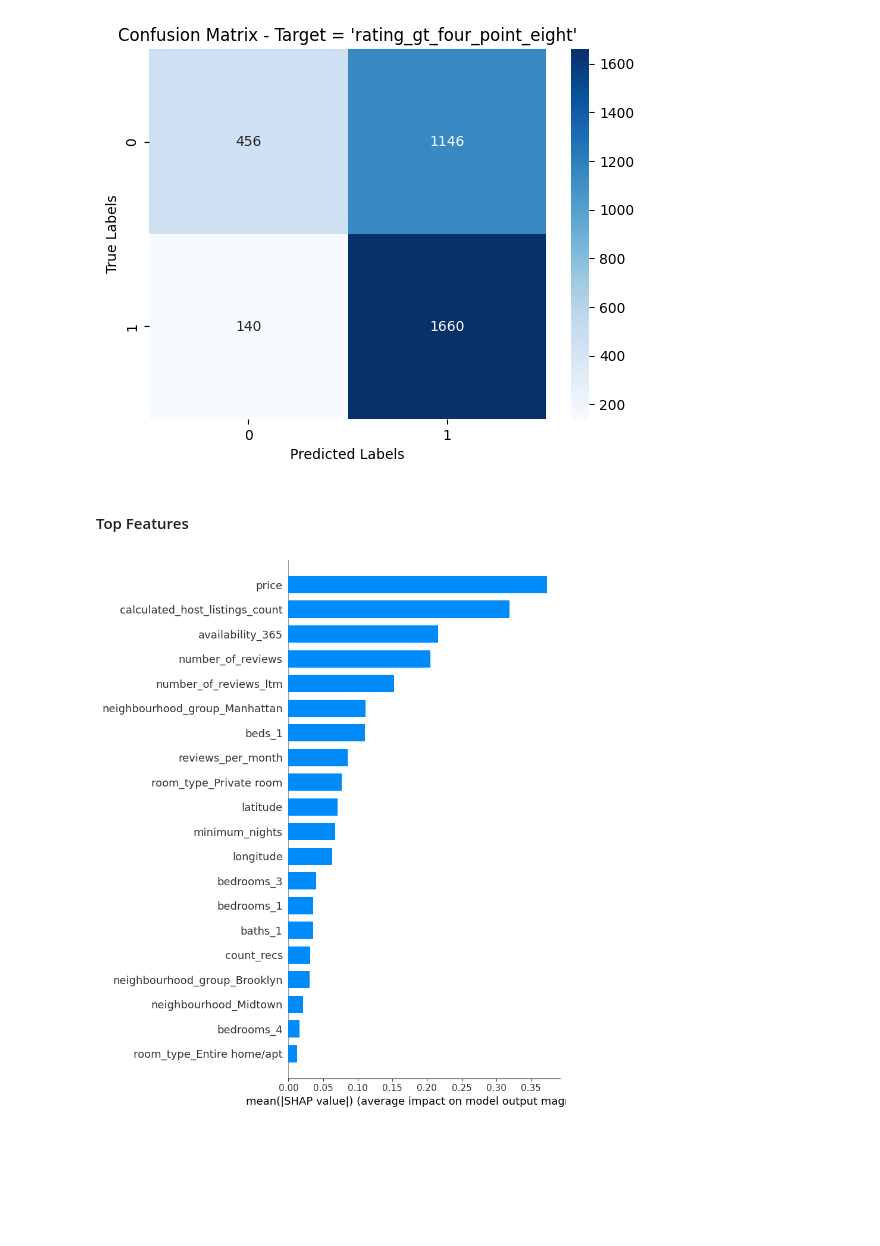
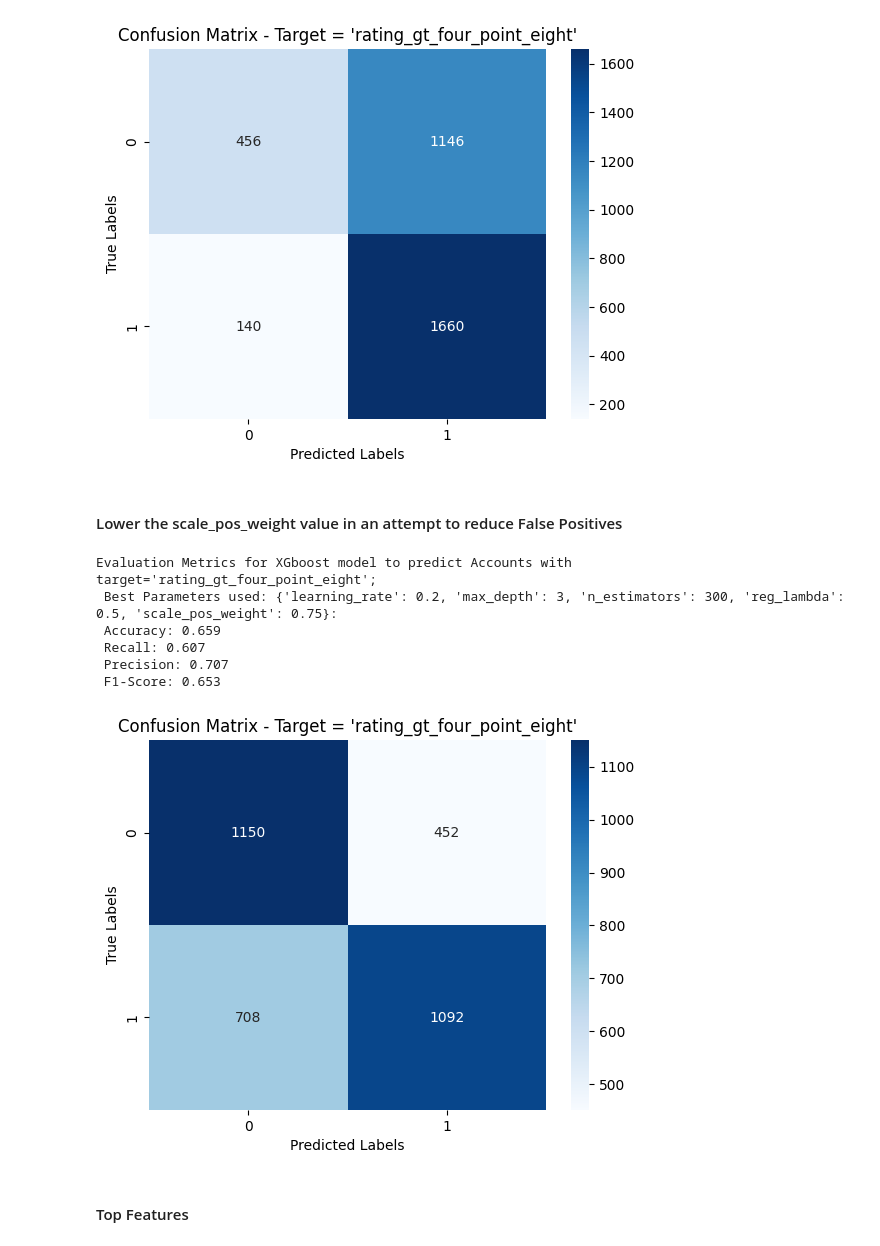
Before and after one commit to mwheeler235/ny-airbnb-2024, a Jupyter notebook: xgb.ipynb, the cells around one changed output. Saved outputs shown, nothing was run; the diff lists cells and outputs as text; code cells hidden in the pictures; blank space fills up the shorter version.

```diff
--- a/xgb.ipynb
+++ b/xgb.ipynb
@@ -255,11 +257,27 @@ Evaluation Metrics for XGboost model to predict Accounts with target='rating_gt_
  Precision: 0.592
  F1-Score: 0.721
 [figure]
+# %% [markdown]
+#### Lower the scale_pos_weight value in an attempt to reduce False Positives
+# %%
+adj_params = {'learning_rate': 0.2,
+ 'max_depth': 3,
+ 'n_estimators': 300,
+ 'reg_lambda': 0.5,
+ 'scale_pos_weight': 0.75}
+# %%
+xgb_classifier = evaluate_model_performance(best_params = adj_params, x_train=x_train, y_train=y_train, x_test=x_test, y_test=y_test, target='rating_gt_four_point_eight')
+# %% [output]
+Evaluation Metrics for XGboost model to predict Accounts with target='rating_gt_four_point_eight';
+ Best Parameters used: {'learning_rate': 0.2, 'max_depth': 3, 'n_estimators': 300, 'reg_lambda': 0.5, 'scale_pos_weight': 0.75}:
+ Accuracy: 0.659
+ Recall: 0.607
+ Precision: 0.707
+ F1-Score: 0.653
+[figure, added]
 # %% [markdown]
 #### Top Features
 # %%
 explainer = shap.TreeExplainer(xgb_classifier)
 shap_values = explainer.shap_values(x_test)
 shap.summary_plot(shap_values, x_test, plot_type="bar")
-# %% [output]
-[figure, removed]
```
Also changed, not shown: parts of 4 cells of this notebook.
